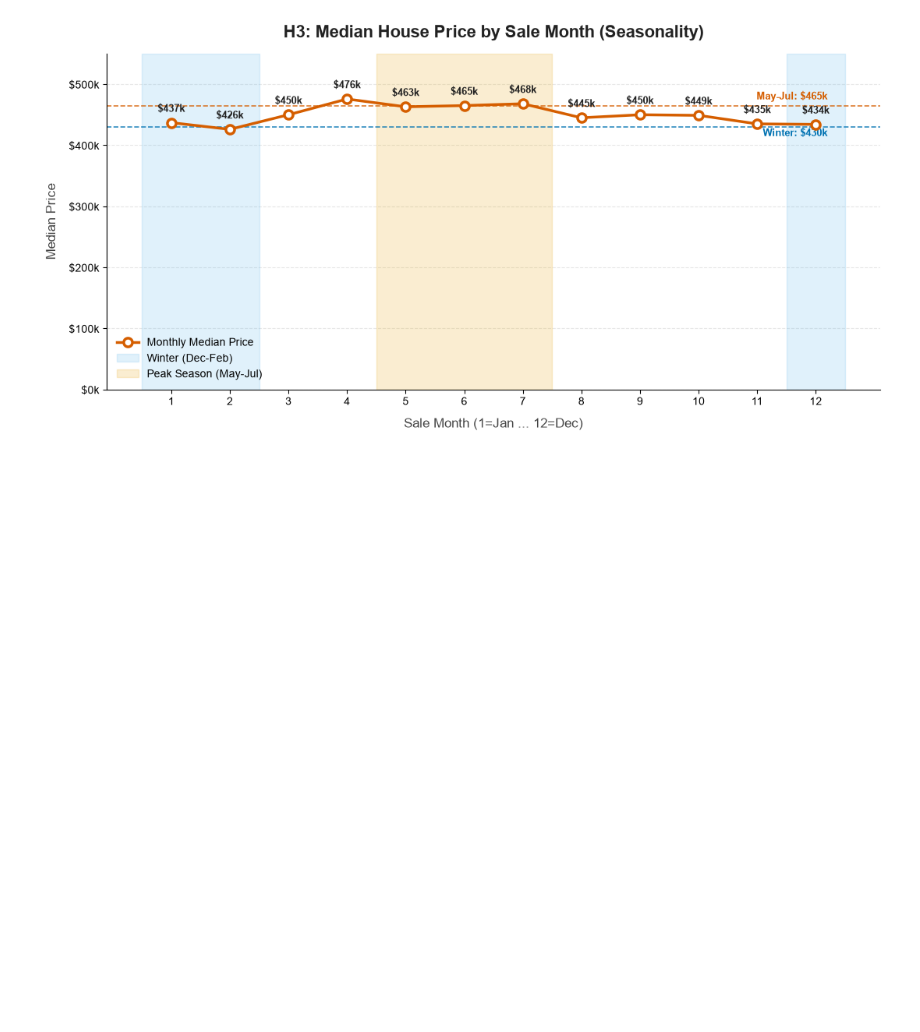
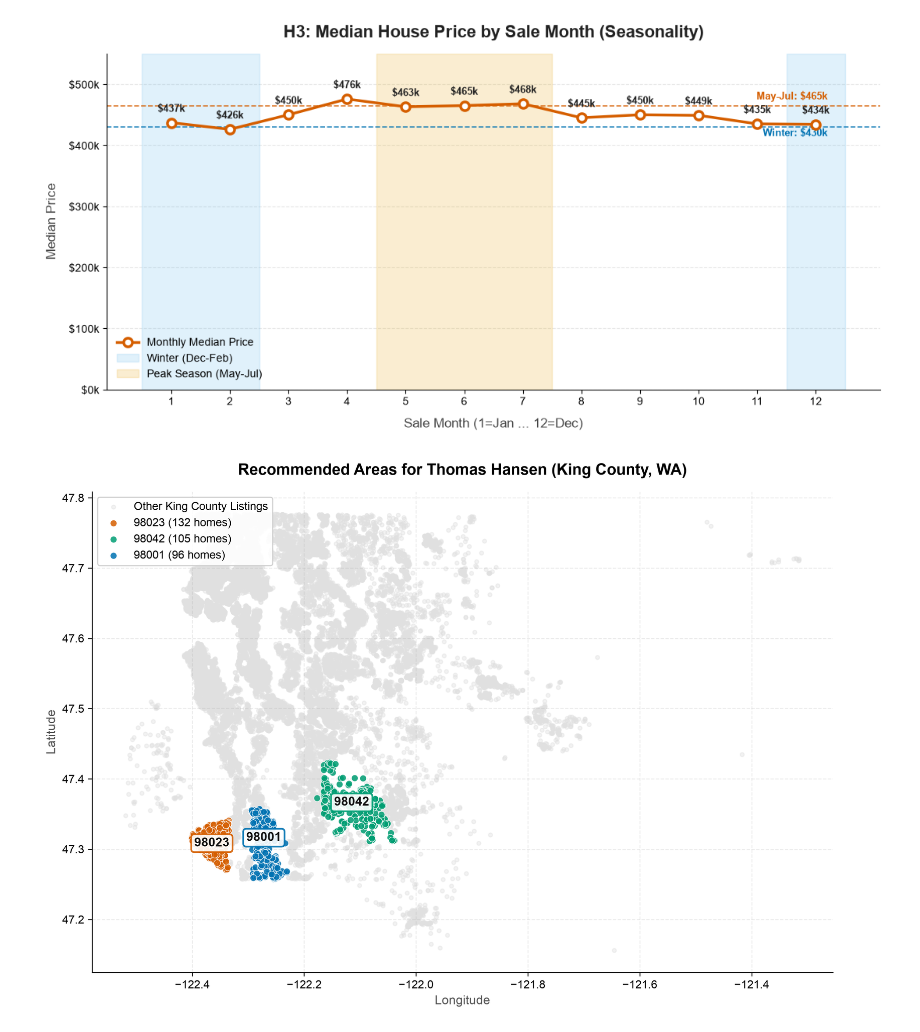
Before and after one commit to Prndxt/eda_project, a Jupyter notebook: 04_eda.ipynb, the cells around one changed output. Drawn from its saved outputs; the diff is of its cells as text; code cells hidden in the pictures; blank space fills up the shorter version.

Commit message:
Add scatter map code to main eda notebook

```diff
--- a/04_eda.ipynb
+++ b/04_eda.ipynb
@@ -523,3 +523,82 @@ Winter median price: $430,000
 May to July median price: $465,000
 Price Difference: 7.5% (Expected: 5-8%)
 [figure]
+# %%
+
+import pandas as pd
+import matplotlib.pyplot as plt
+
+# Veri setini kontrol et / yükle
+if 'df_unique' not in locals():
+    df_house = pd.read_csv("cleandataset.csv")
+    df_unique = df_house.sort_values("date").drop_duplicates(subset="id", keep="last").copy()
+
+# Hedef 3 posta kodu ve renkleri
+target_zips = {
+    98023: {'name': '98023 (132 homes)', 'color': '#D55E00'}, # Kiremit / Turuncu
+    98042: {'name': '98042 (105 homes)', 'color': '#009E73'}, # Yeşil
+    98001: {'name': '98001 (96 homes)',  'color': '#0072B2'}  # Mavi
+}
+
+plt.rcParams["font.family"] = "Arial"
+fig, ax = plt.subplots(figsize=(10, 7), dpi=300)
+
+# 1. Tüm King County satışları (Arka plan silueti)
+ax.scatter(
+    df_unique['long'],
+    df_unique['lat'],
+    color='#E0E0E0',
+    s=12,
+    alpha=0.4,
+    label='Other King County Listings',
+    zorder=1
+)
+
+# 2. Önerilen 3 Posta Kodu (Öne çıkan noktalar)
+for zipcode, meta in target_zips.items():
+    subset = df_unique[df_unique['zipcode'] == zipcode]
+    ax.scatter(
+        subset['long'],
+        subset['lat'],
+        color=meta['color'],
+        s=35,
+        alpha=0.85,
+        edgecolor='white',
+        linewidth=0.5,
+        label=meta['name'],
+        zorder=3
+    )
+
+    # Bölgenin merkezine etiket koy
+    center_lon = subset['long'].median()
+    center_lat = subset['lat'].median()
+    ax.annotate(
+        str(zipcode),
+        (center_lon, center_lat),
+        fontsize=11,
+        fontweight='bold',
+        color='#111111',
+        bbox=dict(boxstyle="round,pad=0.25", fc="white", ec=meta['color'], lw=1.5, alpha=0.9),
+        ha='center',
+        va='center',
+        zorder=5
+    )
+
+# Başlık ve Düzenlemeler
+ax.set_title("Recommended Areas for Thomas Hansen (King County, WA)", fontsize=14, fontweight='bold', pad=15)
+ax.set_xlabel("Longitude", fontsize=11, color='#555555')
+ax.set_ylabel("Latitude", fontsize=11, color='#555555')
+
+# Eksen çizgilerini sadeleştir
+ax.spines['top'].set_visible(False)
+ax.spines['right'].set_visible(False)
+ax.grid(True, linestyle='--', alpha=0.25)
+
+# Lejant
+ax.legend(frameon=True, facecolor='white', framealpha=0.9, loc='upper left', fontsize=10)
+
+plt.tight_layout()
+plt.savefig("recommended_locations_map.png", dpi=300)
+plt.show()
+# %% [output]
+[figure, added]
```
Also changed, not shown: 1 other file.
